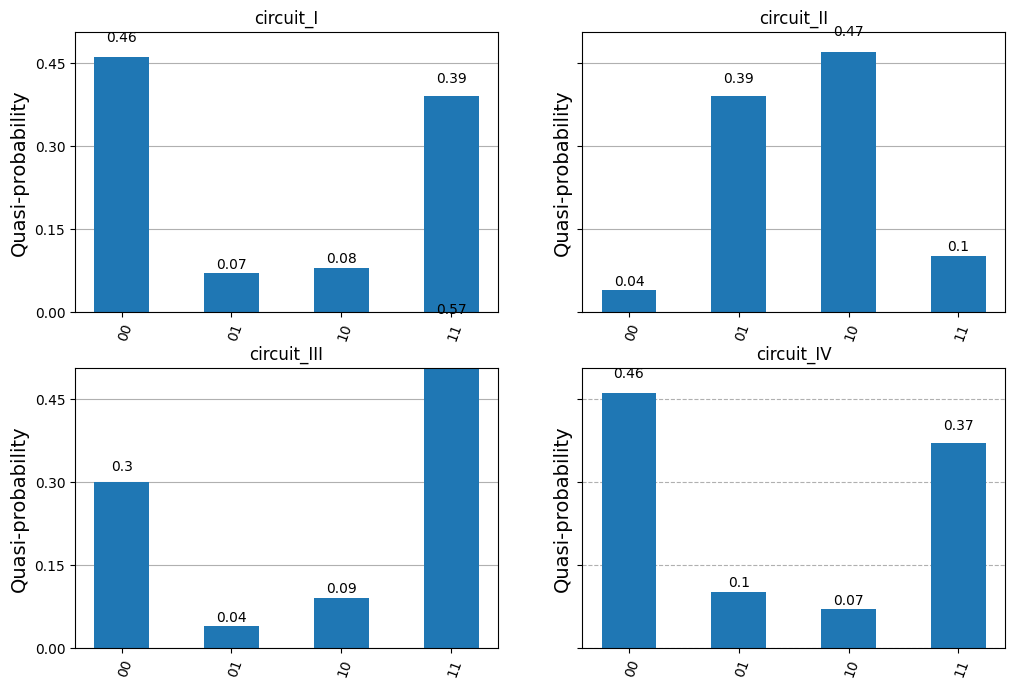
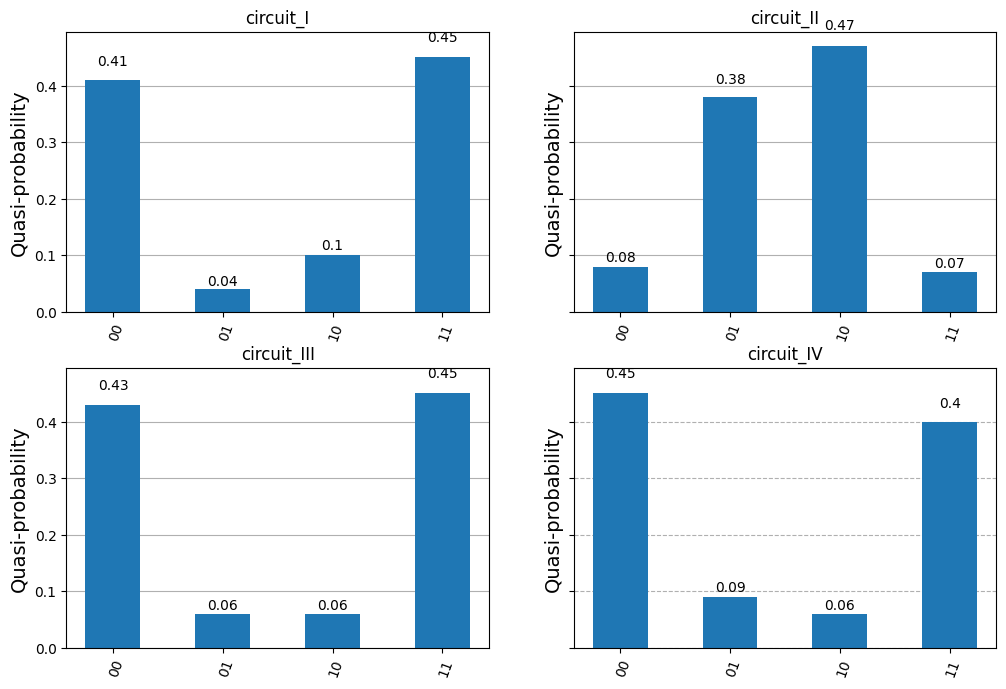
The notebook cell's code change between the first figure and the second:
--- before
+++ after
@@ -1,5 +1,3 @@
-from qiskit.visualization import plot_distribution
-
-fig, axs = plt.subplots(2,2,sharey=True, figsize=[12.,8.])
+sfig, axs = plt.subplots(2,2,sharey=True, figsize=[12.,8.])
 
 for counts, circuit, ax in zip(counts_list, circuits, axs.reshape(-1)):

Commit: add drawing CHSH